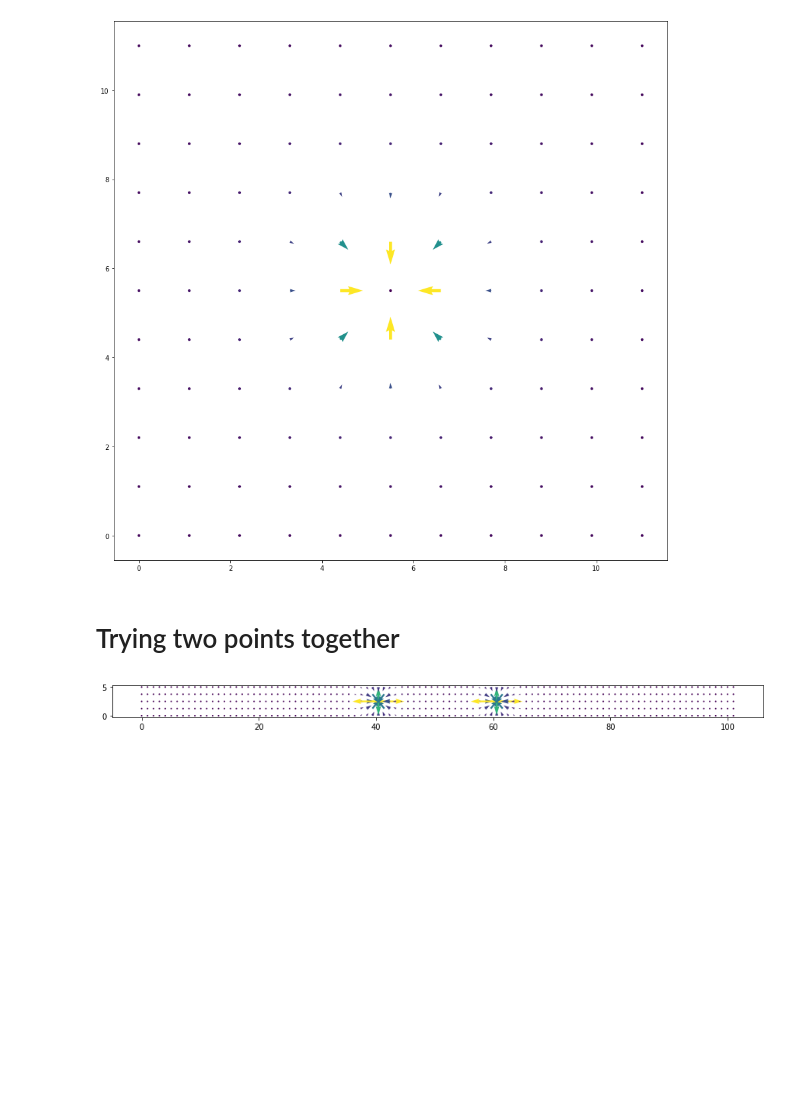
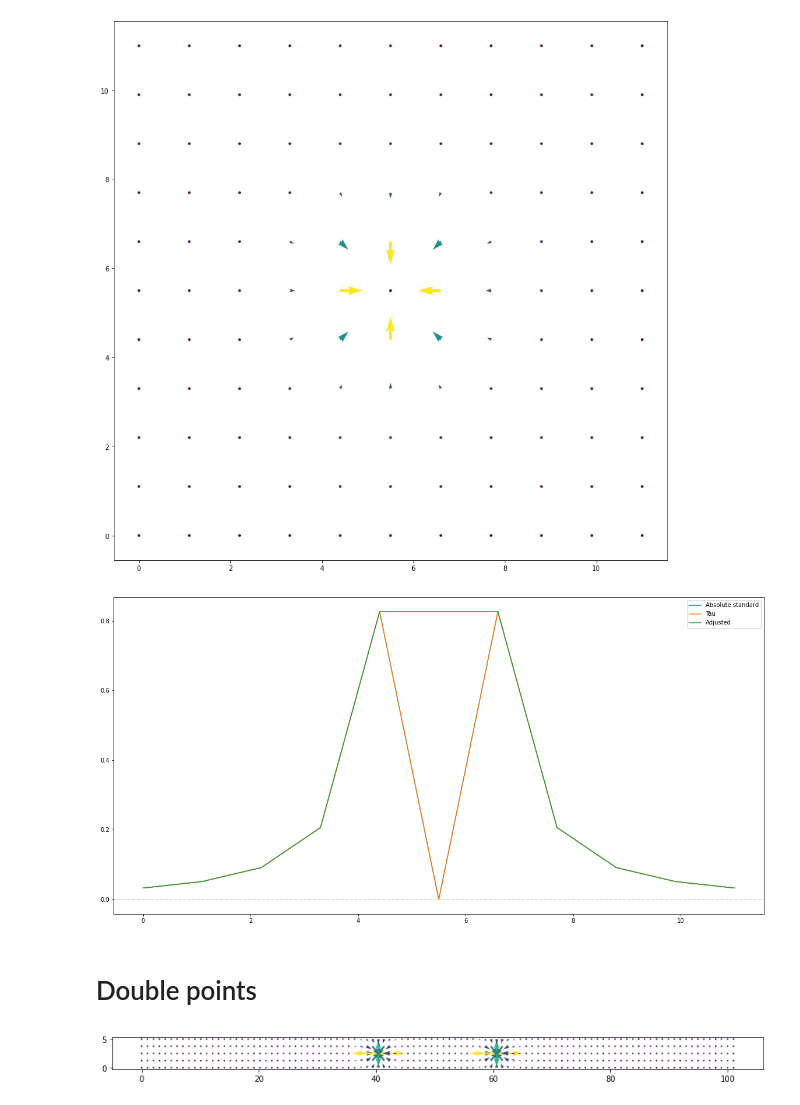
Before and after one commit to timjdavey/galactus, a Jupyter notebook: notebooks/Appendix. Test - Space model.ipynb, the cells around one changed output. Cells and saved outputs as stored; diff of their text form; code cells hidden in the pictures; blank space fills up the shorter version.

```diff
--- a/Scratchpad 2.ipynb
+++ b/notebooks/Appendix. Test - Space model.ipynb
@@ -90,16 +7,18 @@ class Space:
 # %%
-points = 11
-square = (points, points)
-centr_point = np.zeros(square)
-cent = int((points-1)/2)
-centr_point[cent][cent] = 1
+points, centr = 11, 5
+centr_point = np.zeros((points, points))
+centr_point[centr][centr] = 1
 
-sp = Space(square, [centr_point])
-sp.plot_quiver()
+sp = Space([centr_point])
+sp.quiver()
 # %% [output]
 [figure]
+# %%
+sp.line()
+# %% [output]
+[figure, added]
 # %% [markdown]
-# Trying two points together
+# Double points
 # %%
 points = (5,101) # height, width
 centr = int((points[0]-1)/2)
```
Also changed, not shown: parts of 18 cells of this notebook, 8 other files.
